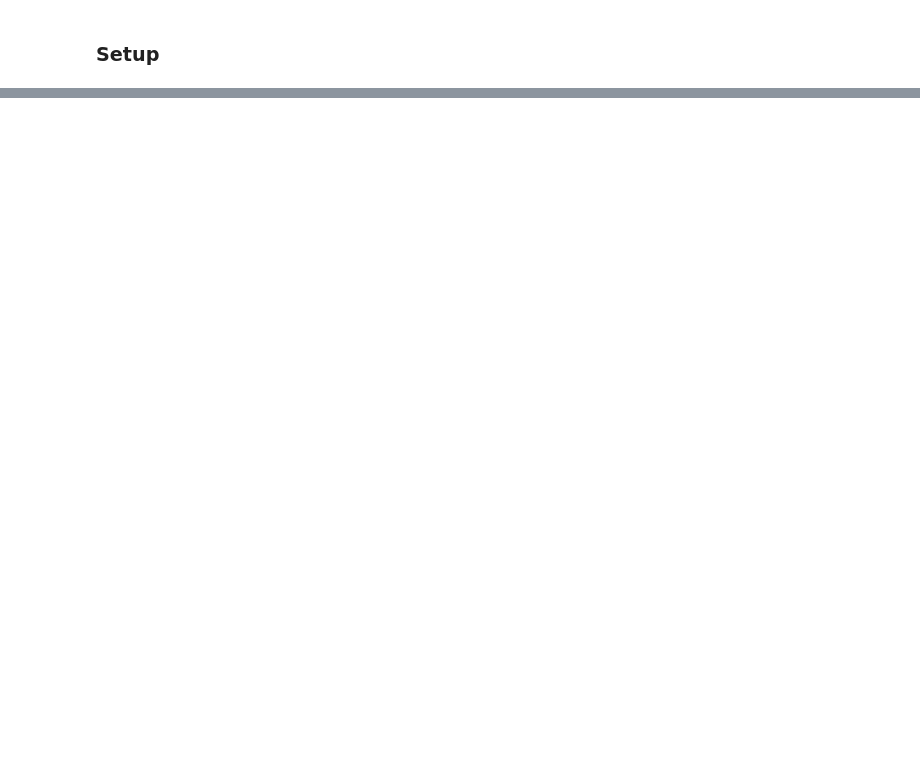
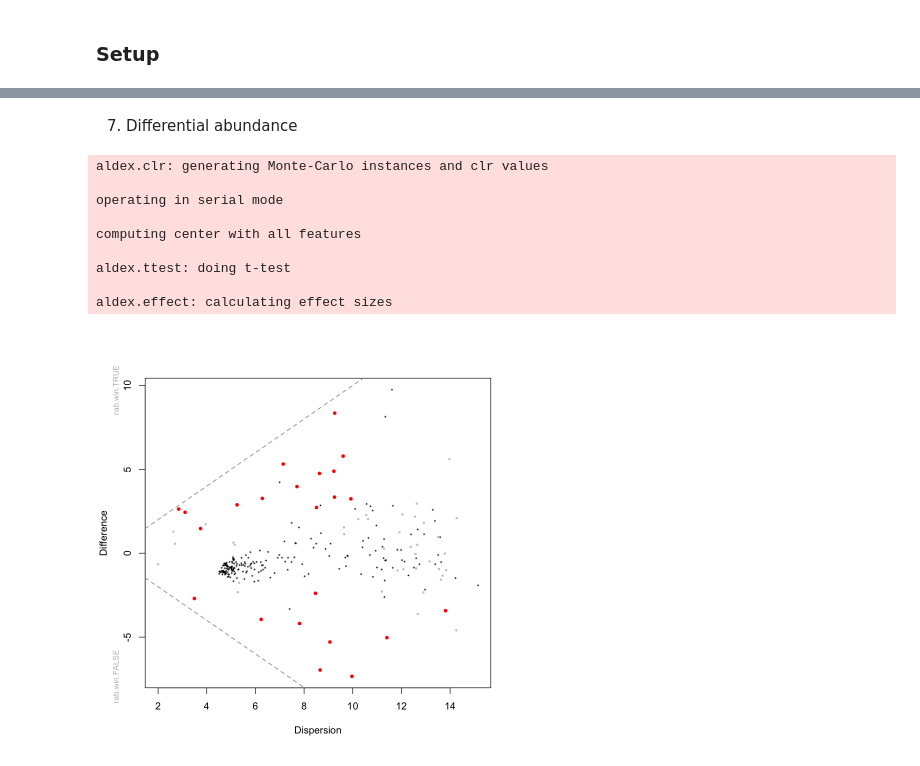
Before and after one commit to aemann01/burkina_faso_its, a Jupyter notebook: 04-wgs_analyses/wgs_analysis.ipynb, the cells around one changed output, grey strips where cells are left out. Saved outputs shown, nothing was run; the diff lists cells and outputs as text; code cells hidden in the pictures; blank space fills up the shorter version.

```diff
--- a/04-wgs_analyses/wgs_analysis.ipynb
+++ b/04-wgs_analyses/wgs_analysis.ipynb
@@ -37,0 +186,16 @@ ERROR: Error in read.table("wgs.tax.txt", header = T, sep = "\t", row.names = 1)
+# %% [markdown]
+7. Differential abundance
+# %%
+x.all <- aldex(seqtab, map$Ent_binary, test="t", effect=T, include.sample.summary = T, denom="all", verbose=F)
+aldex.plot(x.all, type="MW", test="wilcox", xlab="Dispersion", ylab="Difference", called.cex=1, cutoff=0.05)
+# %% [output]
+aldex.clr: generating Monte-Carlo instances and clr values
+
+operating in serial mode
+
+computing center with all features
+
+aldex.ttest: doing t-test
+
+aldex.effect: calculating effect sizes
+[figure, added]
```
Also changed, not shown: parts of 20 cells of this notebook, 2 other files.
